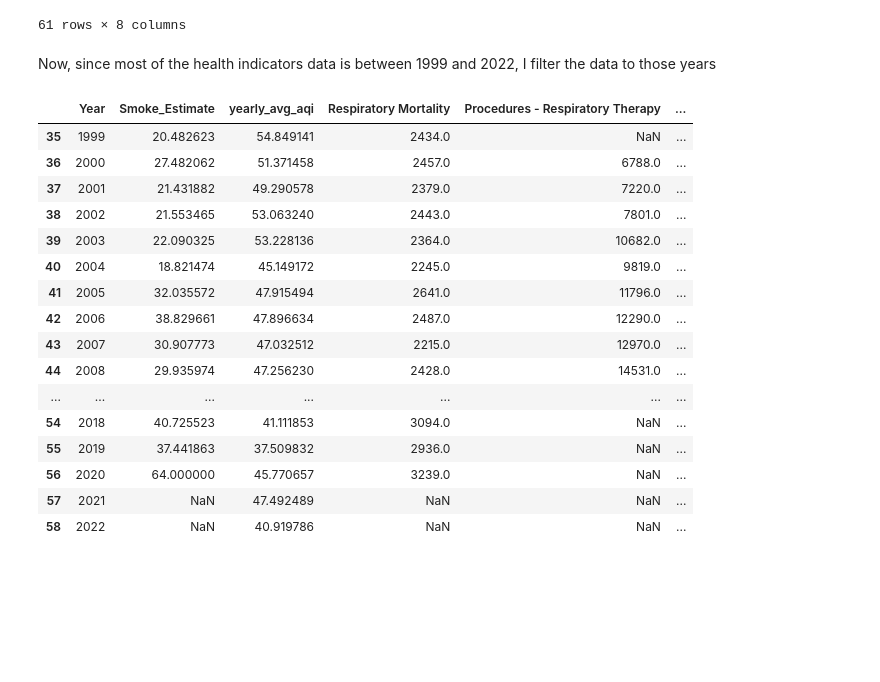
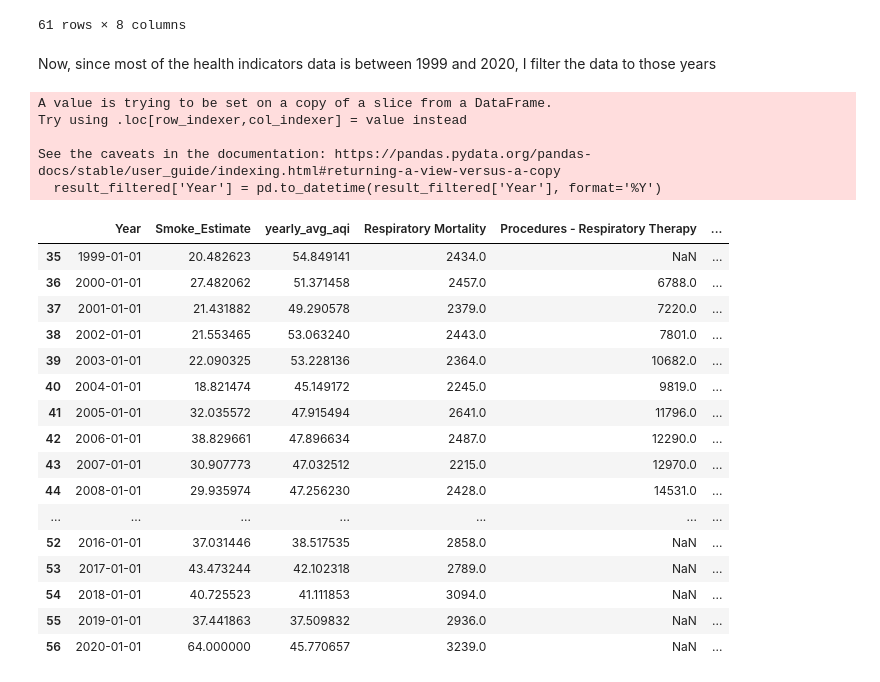
Before and after one commit to mihirgathani/Wildfire_Analysis_Project, a Jupyter notebook: Code/ExtensionPlan_Forecasting.ipynb, the cells around one changed output. Saved outputs shown, nothing was run; the diff lists cells and outputs as text; code cells hidden in the pictures; blank space fills up the shorter version.

```diff
--- a/Code/ExtensionPlan_Forecasting.ipynb
+++ b/Code/ExtensionPlan_Forecasting.ipynb
@@ -62,25 +66,31 @@ result
 | 60 | 2024 | NaN | 42.166169 | NaN | NaN | ... |
 61 rows × 8 columns
 # %% [markdown]
-Now, since most of the health indicators data is between 1999 and 2022, I filter the data to those years
+Now, since most of the health indicators data is between 1999 and 2020, I filter the data to those years
 # %%
-result = result[(result["Year"] >= 1999) & (result["Year"] <= 2022)]
-result
+result_filtered = result[(result['Year'] >= 1999) & (result['Year'] <= 2020)]
+result_filtered['Year'] = pd.to_datetime(result_filtered['Year'], format='%Y')
+result_filtered
 # %% [output]
+A value is trying to be set on a copy of a slice from a DataFrame.
+Try using .loc[row_indexer,col_indexer] = value instead
+
+See the caveats in the documentation: https://pandas.pydata.org/pandas-docs/stable/user_guide/indexing.html#returning-a-view-versus-a-copy
+  result_filtered['Year'] = pd.to_datetime(result_filtered['Year'], format='%Y')
 |  | Year | Smoke_Estimate | yearly_avg_aqi | Respiratory Mortality | Procedures - Respiratory Therapy | ... |
-| 35 | 1999 | 20.482623 | 54.849141 | 2434.0 | NaN | ... |
-| 36 | 2000 | 27.482062 | 51.371458 | 2457.0 | 6788.0 | ... |
-| 37 | 2001 | 21.431882 | 49.290578 | 2379.0 | 7220.0 | ... |
-| 38 | 2002 | 21.553465 | 53.063240 | 2443.0 | 7801.0 | ... |
-| 39 | 2003 | 22.090325 | 53.228136 | 2364.0 | 10682.0 | ... |
-| 40 | 2004 | 18.821474 | 45.149172 | 2245.0 | 9819.0 | ... |
-| 41 | 2005 | 32.035572 | 47.915494 | 2641.0 | 11796.0 | ... |
-| 42 | 2006 | 38.829661 | 47.896634 | 2487.0 | 12290.0 | ... |
-| 43 | 2007 | 30.907773 | 47.032512 | 2215.0 | 12970.0 | ... |
-| 44 | 2008 | 29.935974 | 47.256230 | 2428.0 | 14531.0 | ... |
+| 35 | 1999-01-01 | 20.482623 | 54.849141 | 2434.0 | NaN | ... |
+| 36 | 2000-01-01 | 27.482062 | 51.371458 | 2457.0 | 6788.0 | ... |
+| 37 | 2001-01-01 | 21.431882 | 49.290578 | 2379.0 | 7220.0 | ... |
+| 38 | 2002-01-01 | 21.553465 | 53.063240 | 2443.0 | 7801.0 | ... |
+| 39 | 2003-01-01 | 22.090325 | 53.228136 | 2364.0 | 10682.0 | ... |
+| 40 | 2004-01-01 | 18.821474 | 45.149172 | 2245.0 | 9819.0 | ... |
+| 41 | 2005-01-01 | 32.035572 | 47.915494 | 2641.0 | 11796.0 | ... |
+| 42 | 2006-01-01 | 38.829661 | 47.896634 | 2487.0 | 12290.0 | ... |
+| 43 | 2007-01-01 | 30.907773 | 47.032512 | 2215.0 | 12970.0 | ... |
+| 44 | 2008-01-01 | 29.935974 | 47.256230 | 2428.0 | 14531.0 | ... |
 | ... | ... | ... | ... | ... | ... | ... |
-| 54 | 2018 | 40.725523 | 41.111853 | 3094.0 | NaN | ... |
-| 55 | 2019 | 37.441863 | 37.509832 | 2936.0 | NaN | ... |
-| 56 | 2020 | 64.000000 | 45.770657 | 3239.0 | NaN | ... |
-| 57 | 2021 | NaN | 47.492489 | NaN | NaN | ... |
-| 58 | 2022 | NaN | 40.919786 | NaN | NaN | ... |
+| 52 | 2016-01-01 | 37.031446 | 38.517535 | 2858.0 | NaN | ... |
+| 53 | 2017-01-01 | 43.473244 | 42.102318 | 2789.0 | NaN | ... |
+| 54 | 2018-01-01 | 40.725523 | 41.111853 | 3094.0 | NaN | ... |
+| 55 | 2019-01-01 | 37.441863 | 37.509832 | 2936.0 | NaN | ... |
+| 56 | 2020-01-01 | 64.000000 | 45.770657 | 3239.0 | NaN | ... |
```
Also changed, not shown: parts of 8 cells of this notebook.
